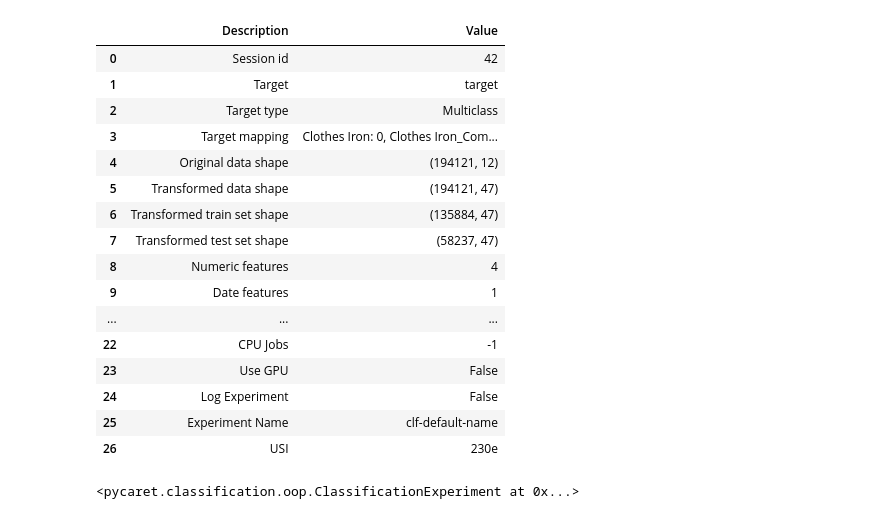
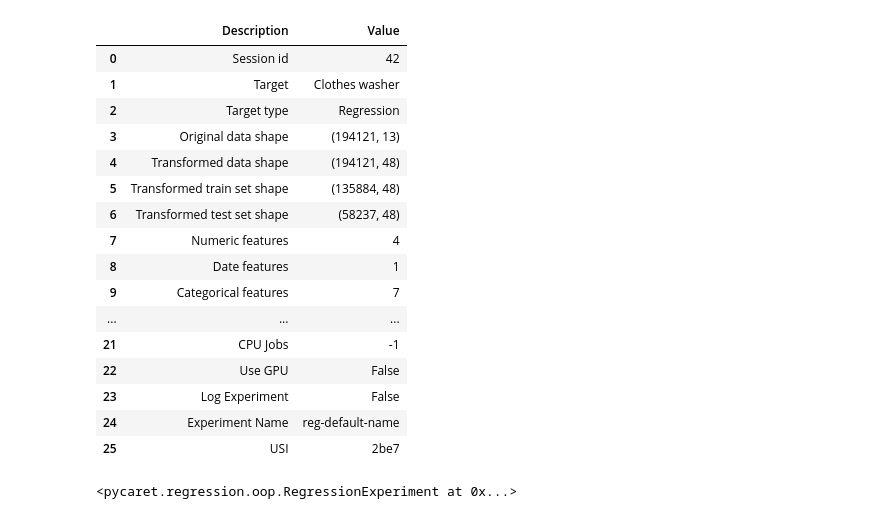
Before and after one commit to TuringBox-OmegaHack/IA-dev, a Jupyter notebook: notebooks/2.1 Experimentando.ipynb, the cells around one changed output. Cells and saved outputs as stored; diff of their text form; code cells hidden in the pictures.

```diff
--- a/notebooks/2.1 Experimentando.ipynb
+++ b/notebooks/2.1 Experimentando.ipynb
@@ -50,0 +27,14 @@ Name: count, Length: 252, dtype: int64
+# %%
+df.drop("prediction", axis=1, inplace=True)
+# %%
+def data_regression(data, column):
+    dft = data.copy()
+    dft["y_pred"] = data[column].copy()
+    for columna in df[electrodomestics]:
+        dft[columna] = dft[columna].apply(lambda x: 1 if x != 0 else 0)
+        dft[columna] = dft[columna].astype("object")
+    dft = dft[dft["y_pred"] != 0]
+    return dft
+# %%
+df_lavadora = data_regression(df, "Clothes washer")
+df_lavadora
@@ -50,0 +55,3 @@ Name: count, Length: 252, dtype: int64
+# %%
+cat_col = electrodomestics.extend(["Month", "Day", "Hour", "Minutes", "WeekDay", "Hora_punta", "prediction"])
+cat_col
@@ -51,27 +76,26 @@ Name: count, Length: 252, dtype: int64
 # %%
-setup(df_cargas,
+setup(df_lavadora,
       normalize=True,
-      numeric_imputation="knn",
-      target="target",
+      target="y_pred",
       date_features=["Fecha"],
-      categorical_features=["Month", "Day", "Hour", "Minutes", "WeekDay", "Hora_punta"],
+      categorical_features=["Month", "Day", "Hour", "Minutes", "WeekDay", "Hora_punta", "prediction"].extend(electrodomestics),
       session_id=42)
 # %% [output]
 |  | Description | Value |
 | 0 | Session id | 42 |
-| 1 | Target | target |
-| 2 | Target type | Multiclass |
-| 3 | Target mapping | Clothes Iron: 0, Clothes Iron_Com... |
-| 4 | Original data shape | (194121, 12) |
-| 5 | Transformed data shape | (194121, 47) |
-| 6 | Transformed train set shape | (135884, 47) |
-| 7 | Transformed test set shape | (58237, 47) |
-| 8 | Numeric features | 4 |
-| 9 | Date features | 1 |
+| 1 | Target | Clothes washer |
+| 2 | Target type | Regression |
+| 3 | Original data shape | (194121, 13) |
+| 4 | Transformed data shape | (194121, 48) |
+| 5 | Transformed train set shape | (135884, 48) |
+| 6 | Transformed test set shape | (58237, 48) |
+| 7 | Numeric features | 4 |
+| 8 | Date features | 1 |
+| 9 | Categorical features | 7 |
 | ... | ... | ... |
-| 22 | CPU Jobs | -1 |
-| 23 | Use GPU | False |
-| 24 | Log Experiment | False |
-| 25 | Experiment Name | clf-default-name |
-| 26 | USI | 230e |
+| 21 | CPU Jobs | -1 |
+| 22 | Use GPU | False |
+| 23 | Log Experiment | False |
+| 24 | Experiment Name | reg-default-name |
+| 25 | USI | 2be7 |
-<pycaret.classification.oop.ClassificationExperiment at 0x...>
+<pycaret.regression.oop.RegressionExperiment at 0x...>
```
Also changed, not shown: parts of 13 cells of this notebook, 2 other files.
